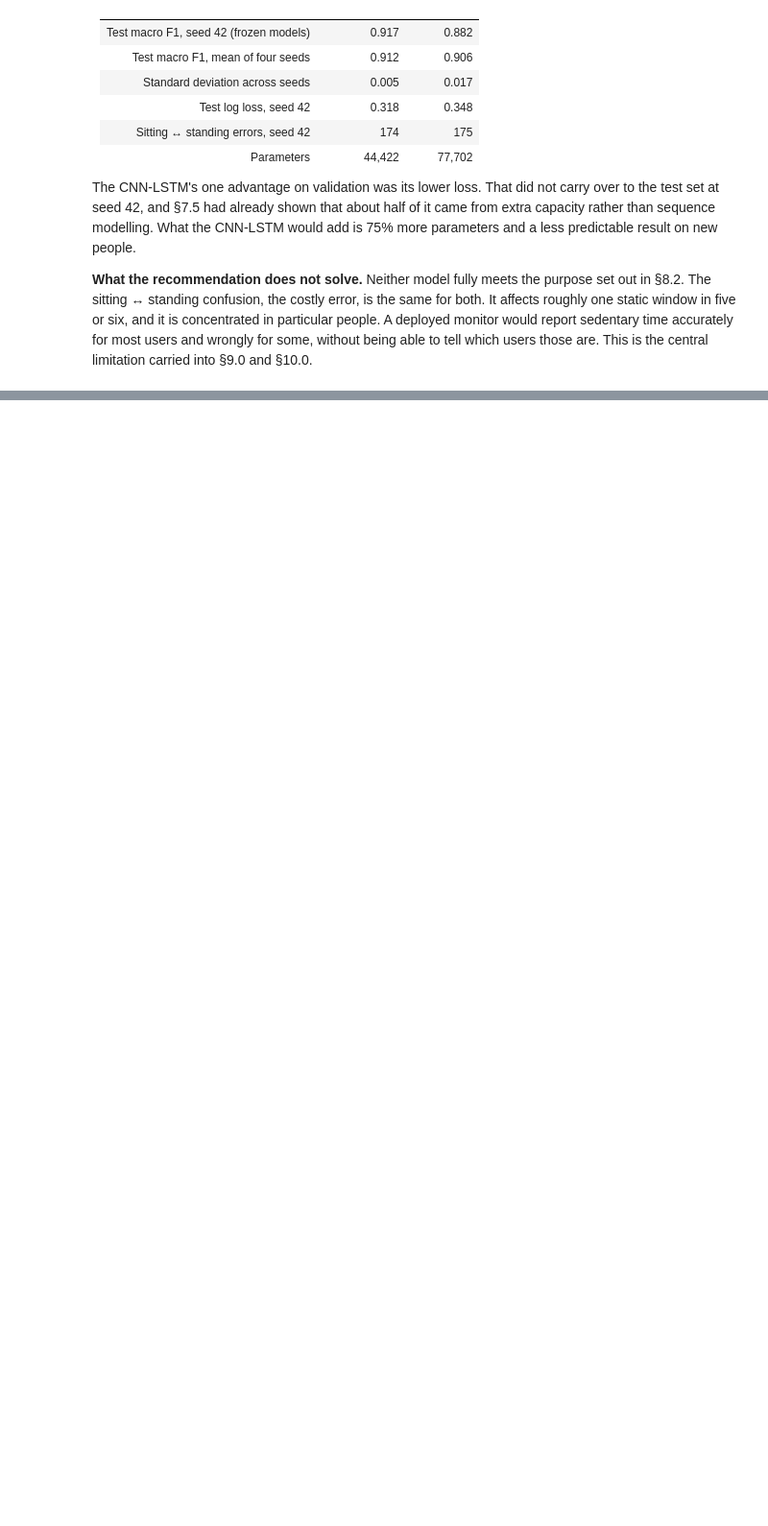
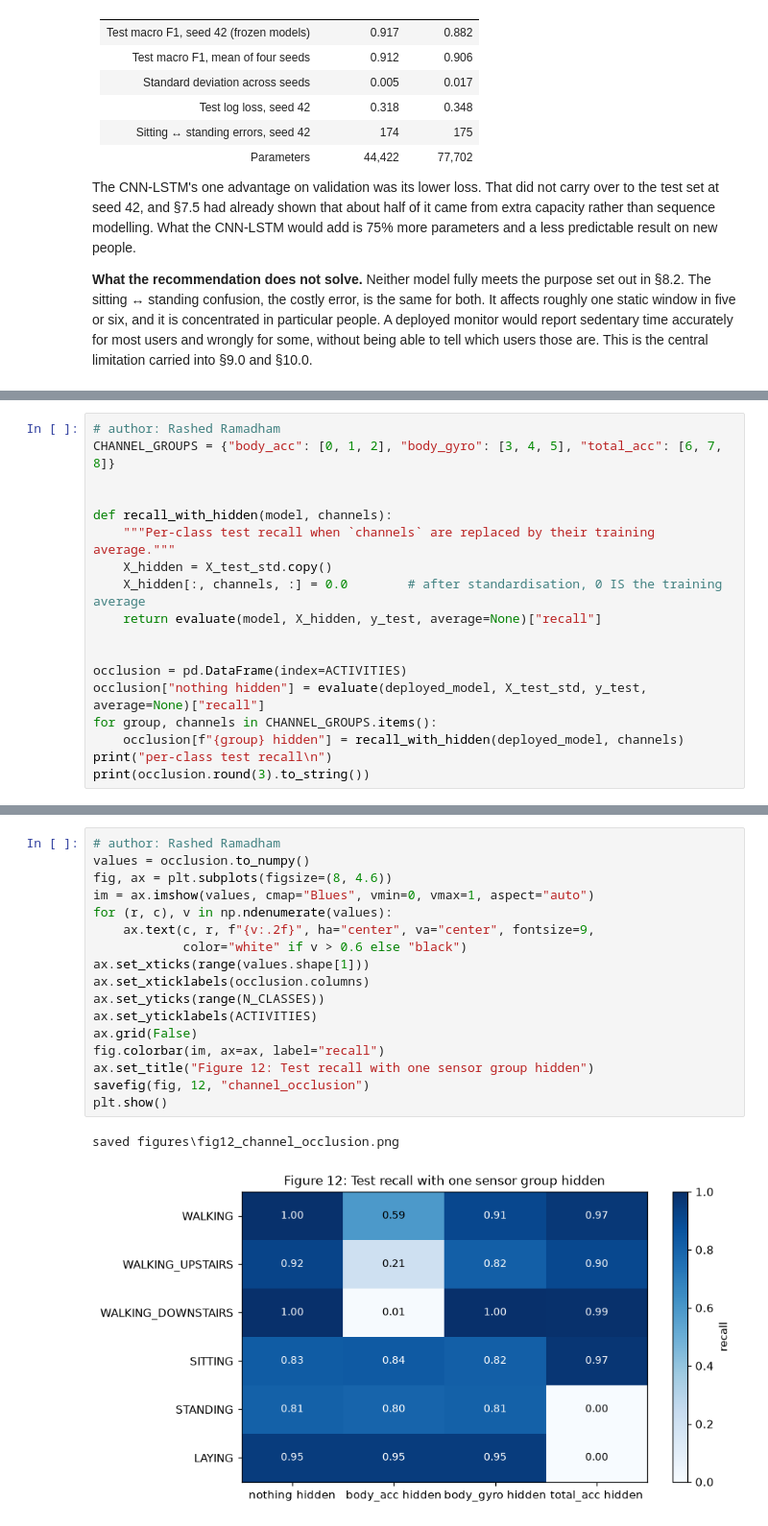
Before and after one commit to Kha73k/IT8414-GroupProject, a Jupyter notebook: IT8414_HAR.ipynb, the cells around one changed output, grey strips where cells are left out. Shown at 96% size. Drawn from its saved outputs; the diff is of its cells as text; blank space fills up the shorter version.

```diff
--- a/IT8414_HAR.ipynb
+++ b/IT8414_HAR.ipynb
@@ -3314,0 +3368,18 @@ which users those are. This is the central limitation carried into §9.0 and
+# %%
+# author: Rashed Ramadham
+CHANNEL_GROUPS = {"body_acc": [0, 1, 2], "body_gyro": [3, 4, 5], "total_acc": [6, 7, 8]}
+
+
+def recall_with_hidden(model, channels):
+    """Per-class test recall when `channels` are replaced by their training average."""
+    X_hidden = X_test_std.copy()
+    X_hidden[:, channels, :] = 0.0        # after standardisation, 0 IS the training average
+    return evaluate(model, X_hidden, y_test, average=None)["recall"]
+
+
+occlusion = pd.DataFrame(index=ACTIVITIES)
+occlusion["nothing hidden"] = evaluate(deployed_model, X_test_std, y_test, average=None)["recall"]
+for group, channels in CHANNEL_GROUPS.items():
+    occlusion[f"{group} hidden"] = recall_with_hidden(deployed_model, channels)
+print("per-class test recall\n")
+print(occlusion.round(3).to_string())
@@ -3314,0 +3396,20 @@ which users those are. This is the central limitation carried into §9.0 and
+# %%
+# author: Rashed Ramadham
+values = occlusion.to_numpy()
+fig, ax = plt.subplots(figsize=(8, 4.6))
+im = ax.imshow(values, cmap="Blues", vmin=0, vmax=1, aspect="auto")
+for (r, c), v in np.ndenumerate(values):
+    ax.text(c, r, f"{v:.2f}", ha="center", va="center", fontsize=9,
+            color="white" if v > 0.6 else "black")
+ax.set_xticks(range(values.shape[1]))
+ax.set_xticklabels(occlusion.columns)
+ax.set_yticks(range(N_CLASSES))
+ax.set_yticklabels(ACTIVITIES)
+ax.grid(False)
+fig.colorbar(im, ax=ax, label="recall")
+ax.set_title("Figure 12: Test recall with one sensor group hidden")
+savefig(fig, 12, "channel_occlusion")
+plt.show()
+# %% [output]
+saved figures\fig12_channel_occlusion.png
+[figure, added]
```
Also changed, not shown: parts of 34 cells of this notebook, 4 other files.
